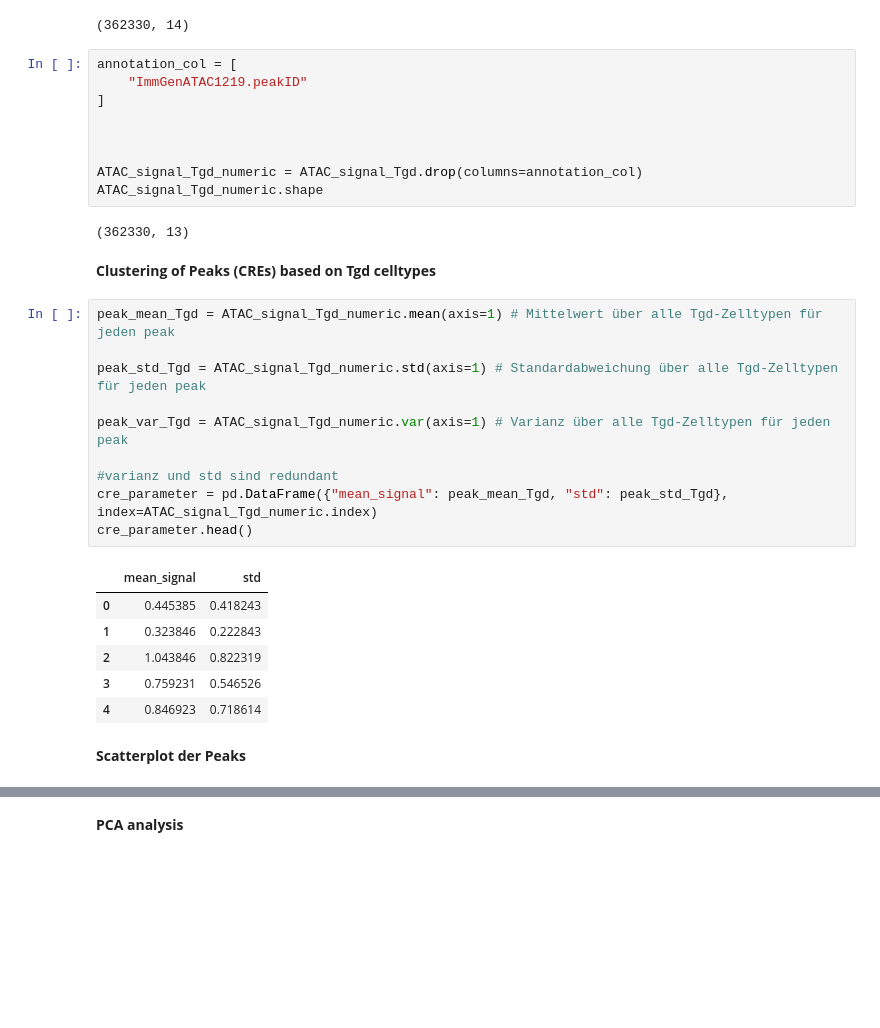
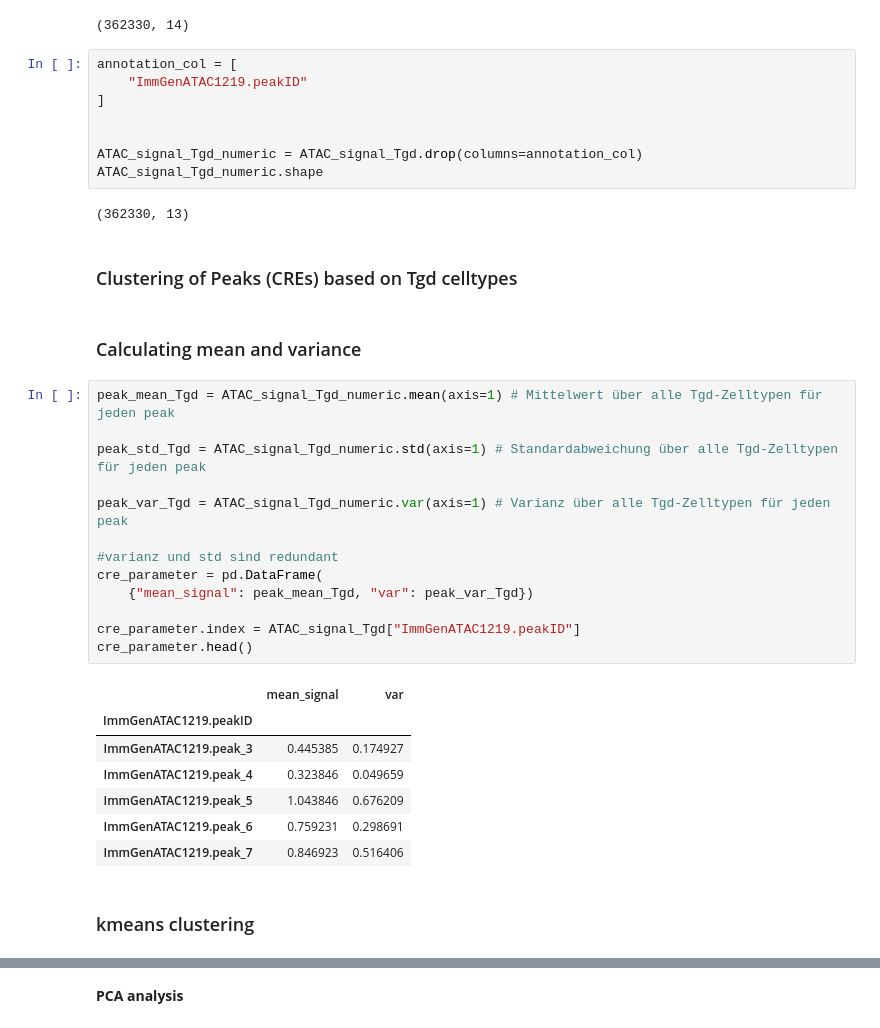
Before and after one commit to datascience-mobi-2026/topic04_team03, a Jupyter notebook: jupyter_rosa.ipynb, the cells around one changed output, grey strips where cells are left out. Cells and saved outputs as stored; diff of their text form; blank space fills up the shorter version.

```diff
--- a/jupyter_rosa.ipynb
+++ b/jupyter_rosa.ipynb
@@ -652,30 +656,35 @@ annotation_col = [
 ]
 
 
-
 ATAC_signal_Tgd_numeric = ATAC_signal_Tgd.drop(columns=annotation_col)
 ATAC_signal_Tgd_numeric.shape
 # %% [output]
 (362330, 13)
-# %% [markdown]
-**Clustering of Peaks (CREs) based on Tgd celltypes**
+# %% [markdown]
+### Clustering of Peaks (CREs) based on Tgd celltypes
+# %% [markdown]
+<h3>Calculating mean and variance</h3>
 # %%
 peak_mean_Tgd = ATAC_signal_Tgd_numeric.mean(axis=1) # Mittelwert über alle Tgd-Zelltypen für jeden peak
 
 peak_std_Tgd = ATAC_signal_Tgd_numeric.std(axis=1) # Standardabweichung über alle Tgd-Zelltypen für jeden peak
 
 peak_var_Tgd = ATAC_signal_Tgd_numeric.var(axis=1) # Varianz über alle Tgd-Zelltypen für jeden peak
 
 #varianz und std sind redundant
-cre_parameter = pd.DataFrame({"mean_signal": peak_mean_Tgd, "std": peak_std_Tgd}, index=ATAC_signal_Tgd_numeric.index)
+cre_parameter = pd.DataFrame(
+    {"mean_signal": peak_mean_Tgd, "var": peak_var_Tgd})
+
+cre_parameter.index = ATAC_signal_Tgd["ImmGenATAC1219.peakID"]
 cre_parameter.head()
 # %% [output]
-|  | mean_signal | std |
-| 0 | 0.445385 | 0.418243 |
-| 1 | 0.323846 | 0.222843 |
-| 2 | 1.043846 | 0.822319 |
-| 3 | 0.759231 | 0.546526 |
-| 4 | 0.846923 | 0.718614 |
+|  | mean_signal | var |
+| ImmGenATAC1219.peakID |  |  |
+| ImmGenATAC1219.peak_3 | 0.445385 | 0.174927 |
+| ImmGenATAC1219.peak_4 | 0.323846 | 0.049659 |
+| ImmGenATAC1219.peak_5 | 1.043846 | 0.676209 |
+| ImmGenATAC1219.peak_6 | 0.759231 | 0.298691 |
+| ImmGenATAC1219.peak_7 | 0.846923 | 0.516406 |
-# %% [markdown]
-**Scatterplot der Peaks**
+# %% [markdown]
+<h3> kmeans clustering </h3>
 # %%
```
Also changed, not shown: parts of 111 cells of this notebook.
